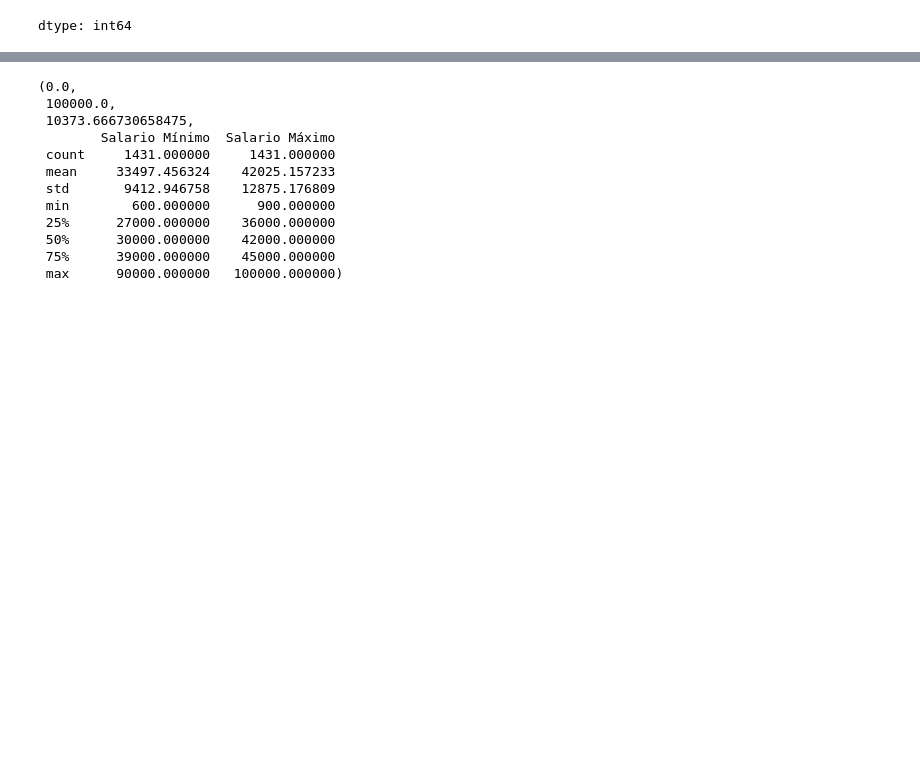
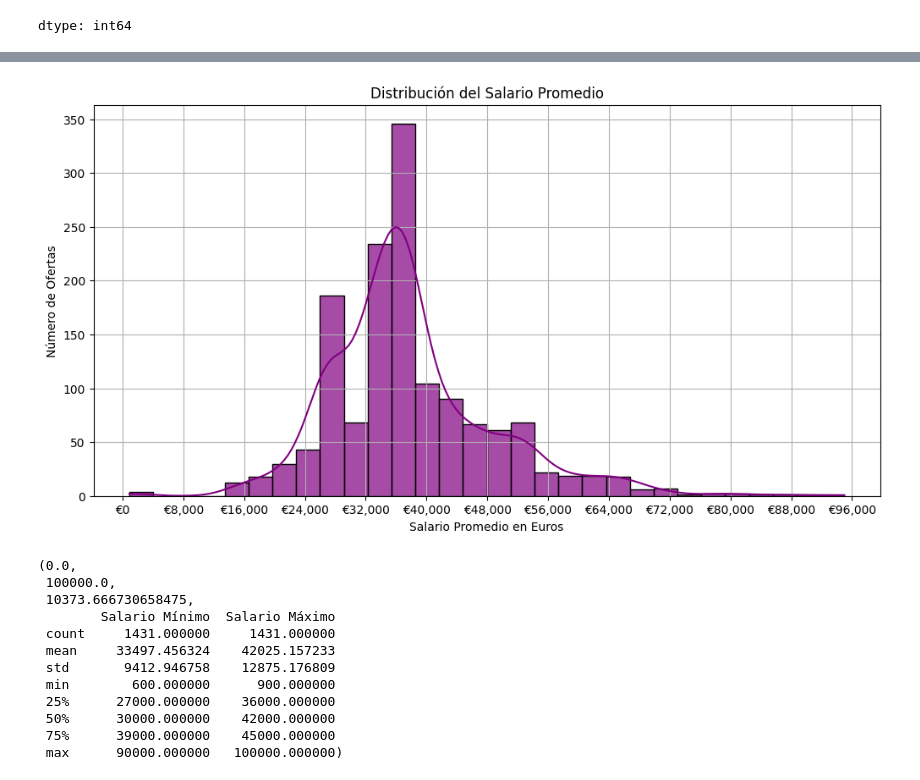
Before and after one commit to heav2308/scraping-tecnoempleo, a Jupyter notebook: Anaisis_datos_tecnoempleo.ipynb, the cells around one changed output, grey strips where cells are left out. Drawn from its saved outputs; the diff is of its cells as text; code cells hidden in the pictures; blank space fills up the shorter version.

```diff
--- a/Anaisis_datos_tecnoempleo.ipynb
+++ b/Anaisis_datos_tecnoempleo.ipynb
@@ -89,0 +112,6 @@ plt.show()
+# %%
+# Crear una nueva columna que calcule el promedio del salario mínimo y máximo
+df_salary['Salario Promedio'] = df_salary[['Salario Mínimo', 'Salario Máximo']].mean(axis=1)
+
+# Mostrar las primeras filas del DataFrame para verificar la nueva columna
+df_salary.head()
@@ -90,3 +130,25 @@ plt.show()
+# %%
+import matplotlib.ticker as mticker  # Importar el módulo ticker para formatear los ejes
+
+# Generar el histograma del salario promedio
+plt.figure(figsize=(12, 6))
+sns.histplot(df_salary['Salario Promedio'], bins=30, kde=True, color='purple', alpha=0.7)
+
+# Personalizar el gráfico
+plt.title('Distribución del Salario Promedio')
+plt.xlabel('Salario Promedio en Euros')
+plt.ylabel('Número de Ofertas')
+plt.grid(True)
+
+# Ajustar el formato del eje X para mostrar más detalles y añadir el símbolo €
+ax = plt.gca()
+ax.xaxis.set_major_formatter(mticker.FuncFormatter(lambda x, _: f'€{int(x):,}'))
+ax.xaxis.set_major_locator(mticker.MaxNLocator(17))  # Ajustar para tener más ticks en el eje X
+
+# Mostrar el gráfico
+plt.show()
+# %% [output]
+[figure, added]
 # %%
 # Limpiando datos para el analisis de salarios
 df['Salario Mínimo'].fillna(0, inplace=True)
```
Also changed, not shown: parts of 12 cells of this notebook.
